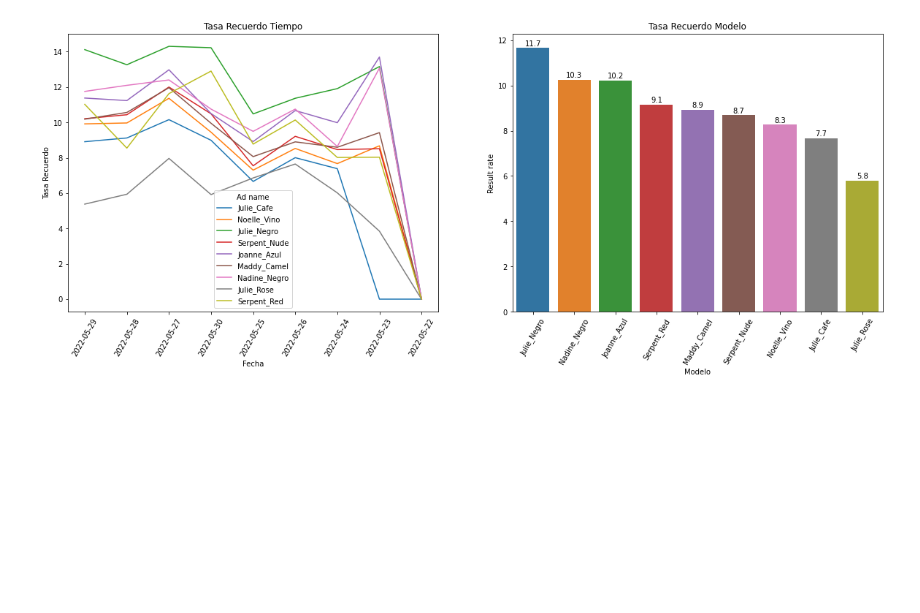
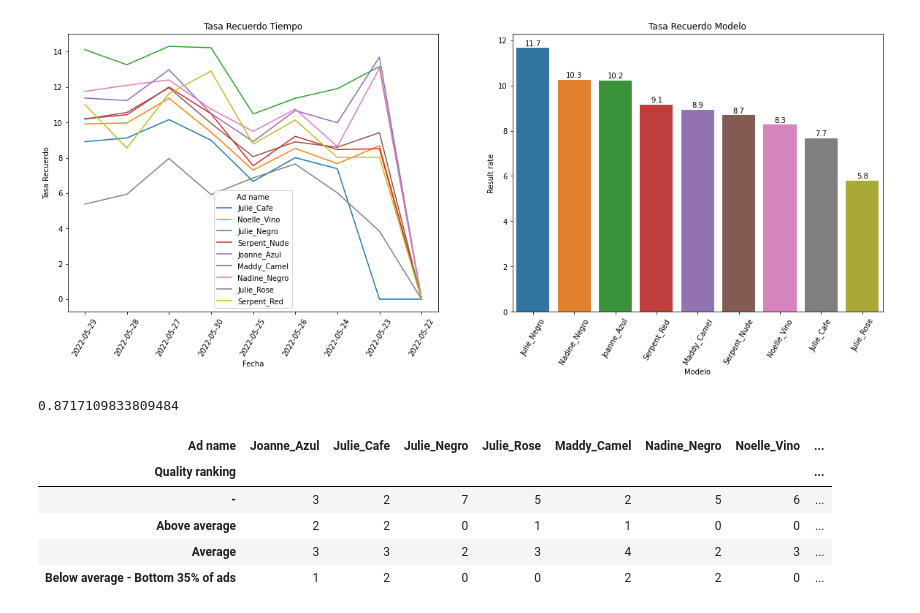
Before and after one commit to juanm05/Mayo_Facebook, a Jupyter notebook: main.ipynb, the cells around one changed output. Saved outputs shown, nothing was run; the diff lists cells and outputs as text; code cells hidden in the pictures; blank space fills up the shorter version.

```diff
--- a/main.ipynb
+++ b/main.ipynb
@@ -111,3 +111,20 @@ plt.show()
 # %% [output]
 <Figure size 432x288 with 0 Axes>
 [figure]
+# %%
+corr, _ = pearsonr(df["Link clicks"].fillna(0), df["Estimated ad recall lift (people)"])
+
+print(corr)
+# %% [output]
+0.8717109833809484
+# %%
+data_crosstab = pd.crosstab(df["Quality ranking"], df["Ad name"])
+
+data_crosstab
+# %% [output]
+| Ad name | Joanne_Azul | Julie_Cafe | Julie_Negro | Julie_Rose | Maddy_Camel | Nadine_Negro | Noelle_Vino | ... |
+| Quality ranking |  |  |  |  |  |  |  | ... |
+| - | 3 | 2 | 7 | 5 | 2 | 5 | 6 | ... |
+| Above average | 2 | 2 | 0 | 1 | 1 | 0 | 0 | ... |
+| Average | 3 | 3 | 2 | 3 | 4 | 2 | 3 | ... |
+| Below average - Bottom 35% of ads | 1 | 2 | 0 | 0 | 2 | 2 | 0 | ... |
```
Also changed, not shown: parts of 3 cells of this notebook, 1 other file.
